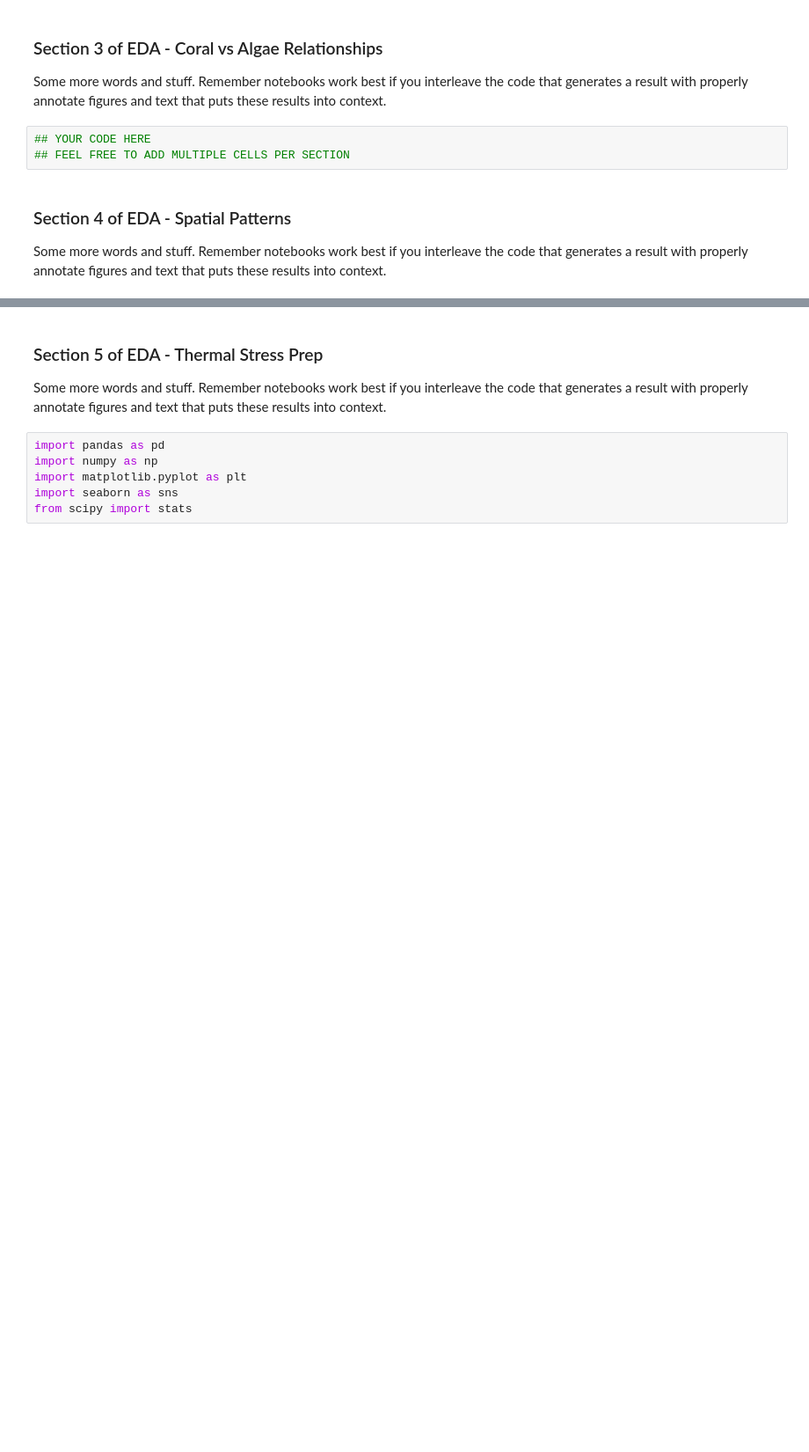
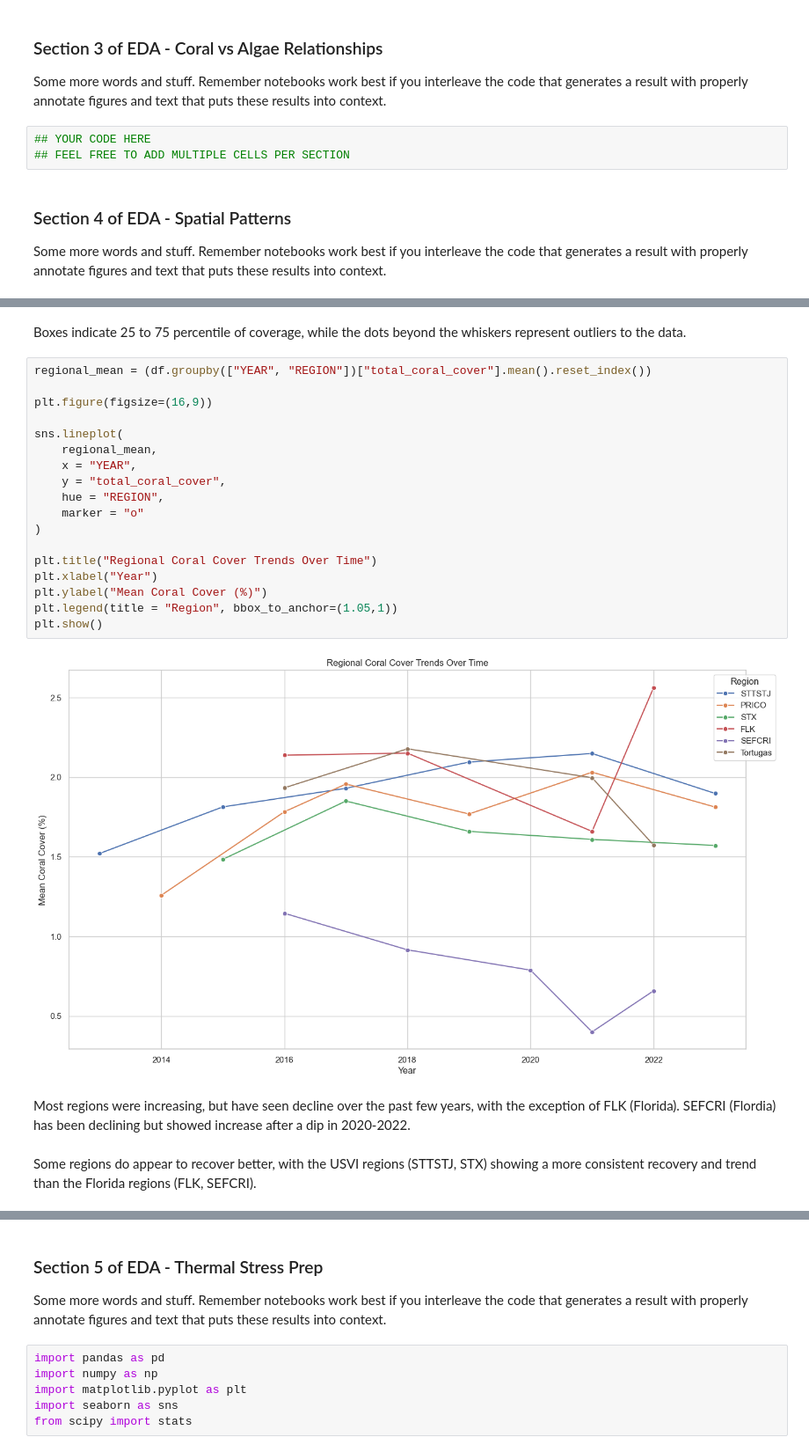
Before and after one commit to COGS108/Group032_WI26, a Jupyter notebook: 02-EDACheckpoint.ipynb, the cells around one changed output, grey strips where cells are left out. Shown at 88% size. Saved outputs shown, nothing was run; the diff lists cells and outputs as text; blank space fills up the shorter version.

```diff
--- a/02-EDACheckpoint.ipynb
+++ b/02-EDACheckpoint.ipynb
@@ -917,0 +1000,26 @@ Some more words and stuff.  Remember notebooks work best if you interleave the c
+# %% [markdown]
+Boxes indicate 25 to 75 percentile of coverage, while the dots beyond the whiskers represent outliers to the data.
+# %%
+regional_mean = (df.groupby(["YEAR", "REGION"])["total_coral_cover"].mean().reset_index())
+
+plt.figure(figsize=(16,9))
+
+sns.lineplot(
+    regional_mean,
+    x = "YEAR",
+    y = "total_coral_cover",
+    hue = "REGION",
+    marker = "o"
+)
+
+plt.title("Regional Coral Cover Trends Over Time")
+plt.xlabel("Year")
+plt.ylabel("Mean Coral Cover (%)")
+plt.legend(title = "Region", bbox_to_anchor=(1.05,1))
+plt.show()
+# %% [output]
+[figure, added]
+# %% [markdown]
+Most regions were increasing, but have seen decline over the past few years, with the exception of FLK (Florida). SEFCRI (Flordia) has been declining but showed increase after a dip in 2020-2022.
+# %% [markdown]
+Some regions do appear to recover better, with the USVI regions (STTSTJ, STX) showing a more consistent recovery and trend than the Florida regions (FLK, SEFCRI).
```
Also changed, not shown: parts of 14 cells of this notebook.
